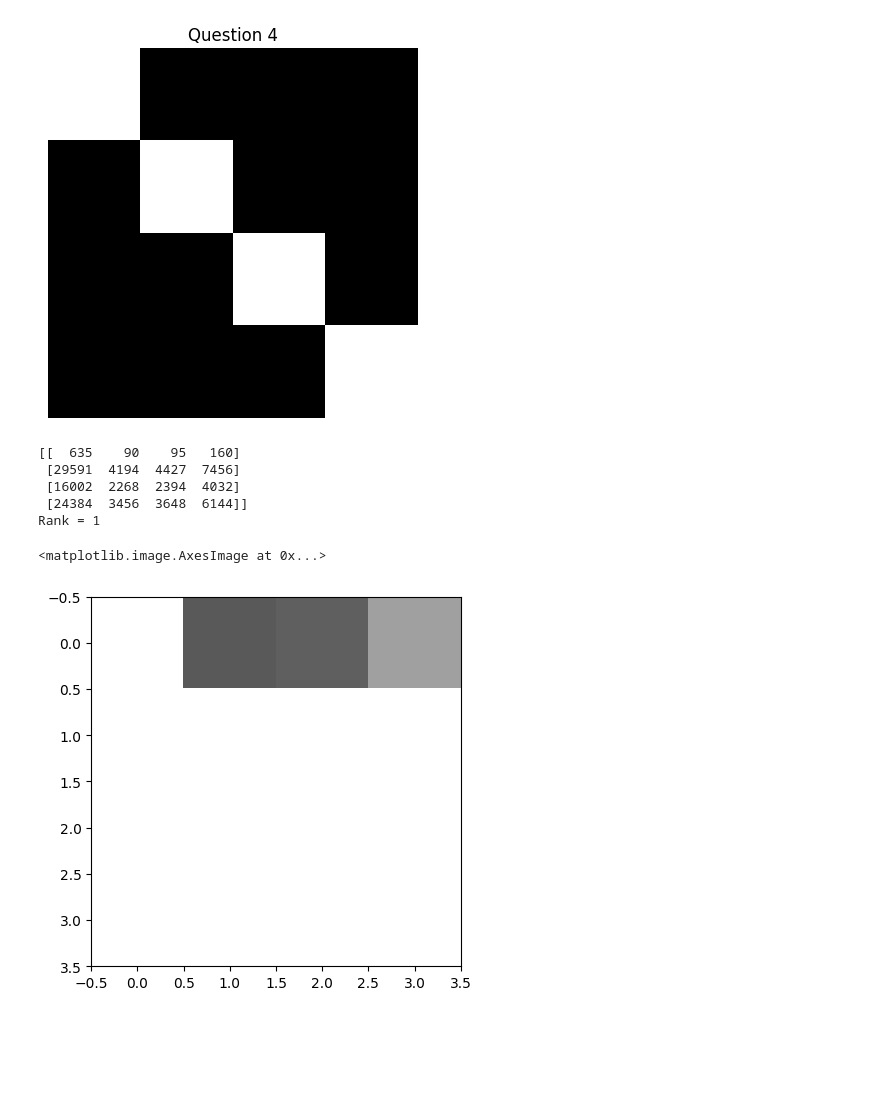
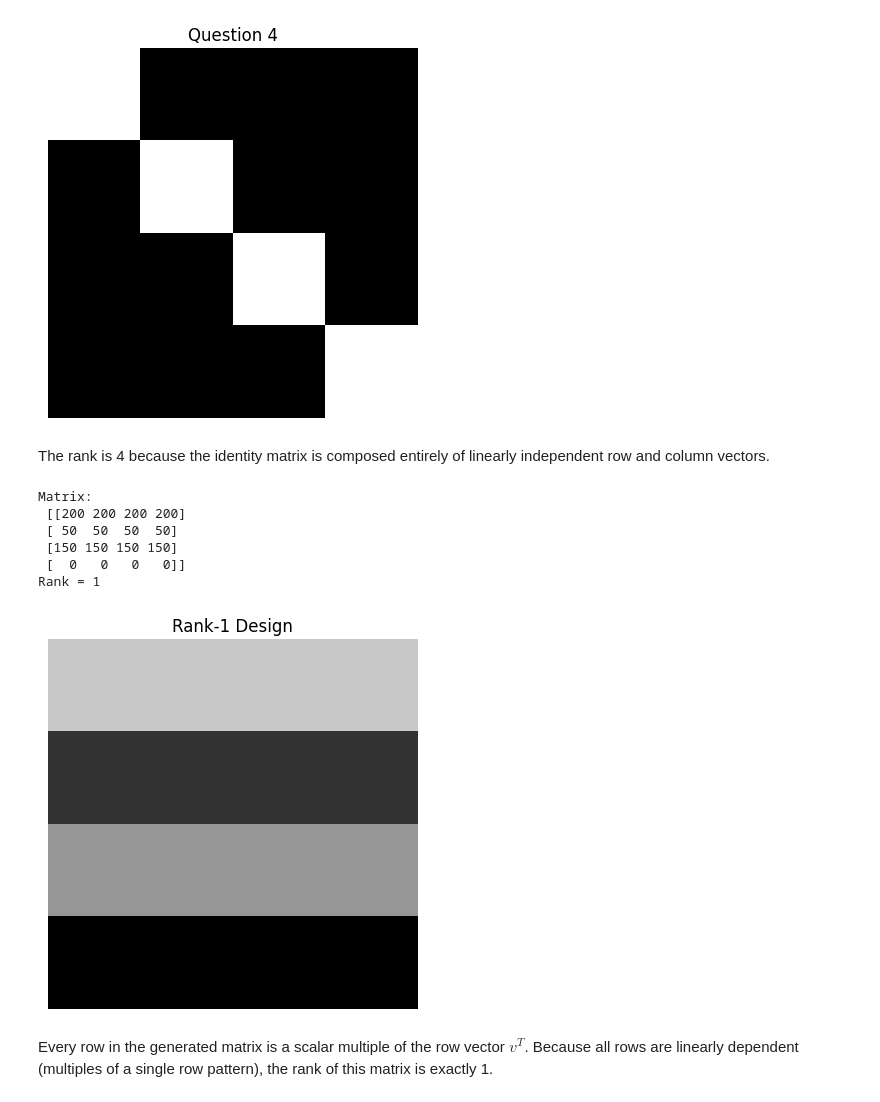
Before and after one commit to TZBDragon/LinAlg344TZB, a Jupyter notebook: notebooks/01_image_as_matrix_ipynb_.ipynb, the cells around one changed output. Drawn from its saved outputs; the diff is of its cells as text; code cells hidden in the pictures; blank space fills up the shorter version.

```diff
--- a/notebooks/01_image_as_matrix_ipynb_.ipynb
+++ b/notebooks/01_image_as_matrix_ipynb_.ipynb
@@ -173,19 +184,34 @@ plt.show()
 # %% [output]
 Rank = 4
 [figure]
-# %%
-u = np.array([5,233,126,192])
-v = np.array([127,18,19,32])
-stripes = np.outer(u, v)
-print(stripes)
-print("Rank =", np.linalg.matrix_rank(stripes))
-plt.imshow(stripes, cmap="gray", vmin=0, vmax=255)
-#All rows will be the uv^t pattern which means there is little variation and forces a low rank, in this case 1
-# %% [output]
-[[  635    90    95   160]
- [29591  4194  4427  7456]
- [16002  2268  2394  4032]
- [24384  3456  3648  6144]]
-Rank = 1
-<matplotlib.image.AxesImage at 0x...>
-[figure, removed]
+# %% [markdown]
+The rank is 4 because the identity matrix is composed entirely of linearly independent row and column vectors.
+# %%
+import numpy as np
+import matplotlib.pyplot as plt
+
+# Choose two vectors with smaller values so the outer product entries stay in [0, 255]
+u = np.array([200, 50, 150, 0])
+v = np.array([1, 1, 1, 1])  # Keeping v as ones shows horizontal stripes where each row is a multiple of [1, 1, 1, 1]
+
+stripes = np.outer(u, v)
+print("Matrix:\n", stripes)
+print("Rank =", np.linalg.matrix_rank(stripes))
+
+# Display the image properly scaled
+plt.imshow(stripes, cmap="gray", vmin=0, vmax=255)
+plt.title("Rank-1 Design")
+plt.axis("off")
+plt.show()
+# Explanation: Every row is a scalar multiple of the vector v^T. Since all rows
+# are linearly dependent (multiples of a single row pattern), the rank of this matrix is exactly 1.
+# %% [output]
+Matrix:
+ [[200 200 200 200]
+ [ 50  50  50  50]
+ [150 150 150 150]
+ [  0   0   0   0]]
+Rank = 1
+[figure, added]
+# %% [markdown]
+Every row in the generated matrix is a scalar multiple of the row vector $v^T$. Because all rows are linearly dependent (multiples of a single row pattern), the rank of this matrix is exactly 1.
```
Also changed, not shown: parts of 7 cells of this notebook.
